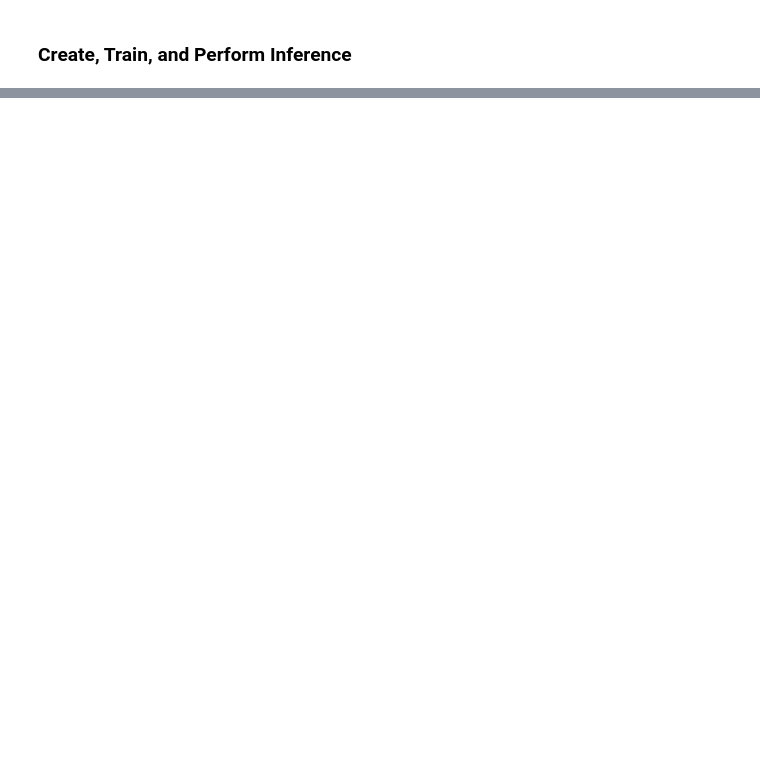
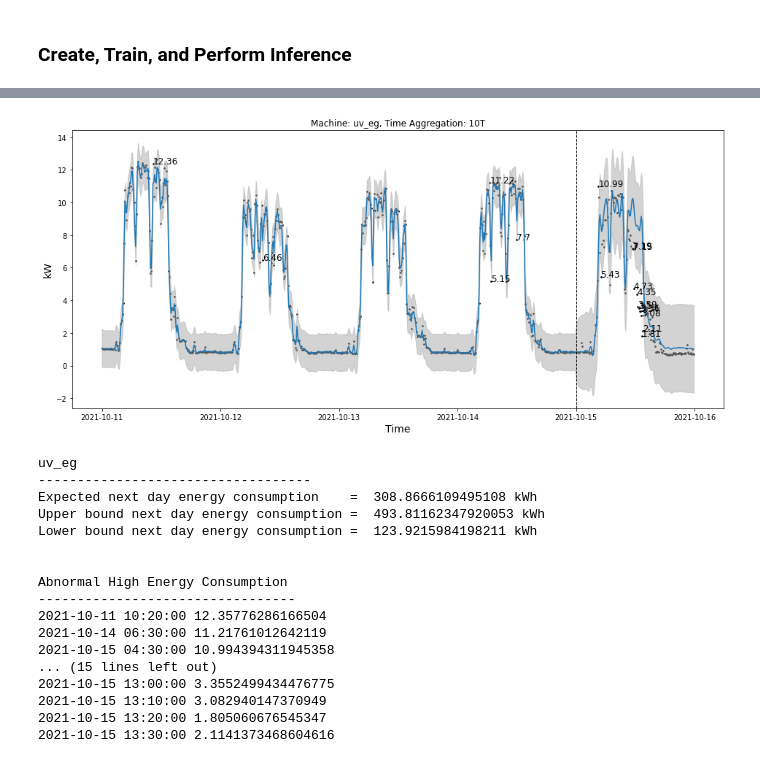
Before and after one commit to GStechschulte/energy-efficiency, a Jupyter notebook: gp_validation/gp_uv_eg.ipynb, the cells around one changed output, grey strips where cells are left out. Cells and saved outputs as stored; diff of their text form; code cells hidden in the pictures; blank space fills up the shorter version.

```diff
--- a/gp_validation/gp_uv_eg.ipynb
+++ b/gp_validation/gp_uv_eg.ipynb
@@ -119,0 +115,6 @@ mse, mape
+# %%
+X_train, y_train, X_test, y_test, n_train = data_preprocessing.gp_preprocess(
+    machine='uv_eg_10T',
+    freq=10,
+    normalize_time=True
+    )
@@ -119,0 +162,14 @@ mse, mape
+# %%
+model, likelihood, mse, mape, perf_dev_upper = create_train_inference_gp(
+    kernel_gen=covar_module,
+    train_x=X_train,
+    train_y=y_train,
+    test_x=X_test,
+    test_y=y_test,
+    n_train=n_train,
+    time_agg='10T',
+    lr=0.1,
+    machine='uv_eg',
+    update_score=False
+)
+# %% [output]
@@ -119,0 +193,18 @@ mse, mape
+[figure, added]
+uv_eg
+-----------------------------------
+Expected next day energy consumption    =  308.8666109495108 kWh
+Upper bound next day energy consumption =  493.81162347920053 kWh
+Lower bound next day energy consumption =  123.9215984198211 kWh
+
+
+Abnormal High Energy Consumption
+---------------------------------
+2021-10-11 10:20:00 12.35776286166504
+2021-10-14 06:30:00 11.21761012642119
+2021-10-15 04:30:00 10.994394311945358
+... (15 lines left out)
+2021-10-15 13:00:00 3.3552499434476775
+2021-10-15 13:10:00 3.082940147370949
+2021-10-15 13:20:00 1.805060676545347
+2021-10-15 13:30:00 2.1141373468604616
```
Also changed, not shown: parts of 10 cells of this notebook, 7 other files.
